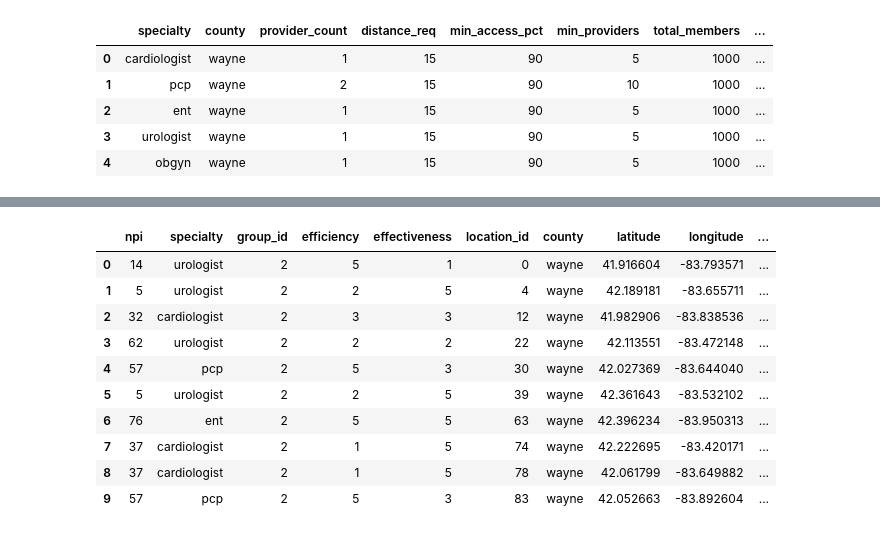
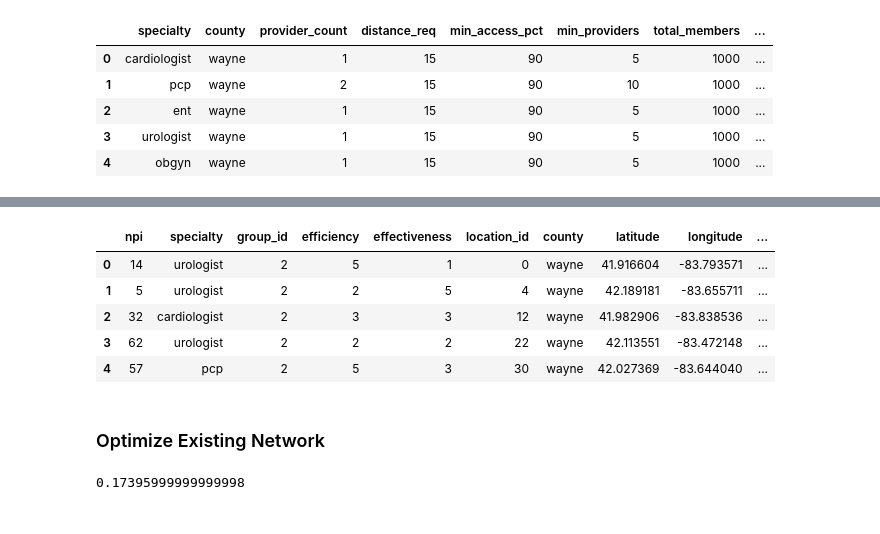
Before and after one commit to andrewdoto13/network_optimization, a Jupyter notebook: src/test_optimizer.ipynb, the cells around one changed output, grey strips where cells are left out. Saved outputs shown, nothing was run; the diff lists cells and outputs as text; code cells hidden in the pictures.

```diff
--- a/src/test_optimizer.ipynb
+++ b/src/test_optimizer.ipynb
@@ -157,14 +163,13 @@ array([0.        , 0.62345   , 1.25028471, 1.866864  , 2.31783568,
+# %%
+optimizer.best_network.head()
+# %% [output]
+|  | npi | specialty | group_id | efficiency | effectiveness | location_id | county | latitude | longitude | ... |
+| 0 | 14 | urologist | 2 | 5 | 1 | 0 | wayne | 41.916604 | -83.793571 | ... |
+| 1 | 5 | urologist | 2 | 2 | 5 | 4 | wayne | 42.189181 | -83.655711 | ... |
+| 2 | 32 | cardiologist | 2 | 3 | 3 | 12 | wayne | 41.982906 | -83.838536 | ... |
+| 3 | 62 | urologist | 2 | 2 | 2 | 22 | wayne | 42.113551 | -83.472148 | ... |
+| 4 | 57 | pcp | 2 | 5 | 3 | 30 | wayne | 42.027369 | -83.644040 | ... |
+# %% [markdown]
+### Optimize Existing Network
 # %%
-optimizer.best_network.loc[optimizer.best_network.group_id == 2]
+test_existing_network = synth_pool.loc[synth_pool.group_id == 2]
-# %% [output]
-|  | npi | specialty | group_id | efficiency | effectiveness | location_id | county | latitude | longitude | ... |
-| 0 | 14 | urologist | 2 | 5 | 1 | 0 | wayne | 41.916604 | -83.793571 | ... |
-| 1 | 5 | urologist | 2 | 2 | 5 | 4 | wayne | 42.189181 | -83.655711 | ... |
-| 2 | 32 | cardiologist | 2 | 3 | 3 | 12 | wayne | 41.982906 | -83.838536 | ... |
-| 3 | 62 | urologist | 2 | 2 | 2 | 22 | wayne | 42.113551 | -83.472148 | ... |
-| 4 | 57 | pcp | 2 | 5 | 3 | 30 | wayne | 42.027369 | -83.644040 | ... |
-| 5 | 5 | urologist | 2 | 2 | 5 | 39 | wayne | 42.361643 | -83.532102 | ... |
-| 6 | 76 | ent | 2 | 5 | 5 | 63 | wayne | 42.396234 | -83.950313 | ... |
-| 7 | 37 | cardiologist | 2 | 1 | 5 | 74 | wayne | 42.222695 | -83.420171 | ... |
-| 8 | 37 | cardiologist | 2 | 1 | 5 | 78 | wayne | 42.061799 | -83.649882 | ... |
-| 9 | 57 | pcp | 2 | 5 | 3 | 83 | wayne | 42.052663 | -83.892604 | ... |
@@ -170,0 +182,4 @@ optimizer.best_network.loc[optimizer.best_network.group_id == 2]
+# %%
+optimizer.adequacy(test_existing_network)
+# %% [output]
+0.17395999999999998
```
Also changed, not shown: parts of 22 cells of this notebook, 1 other file.
